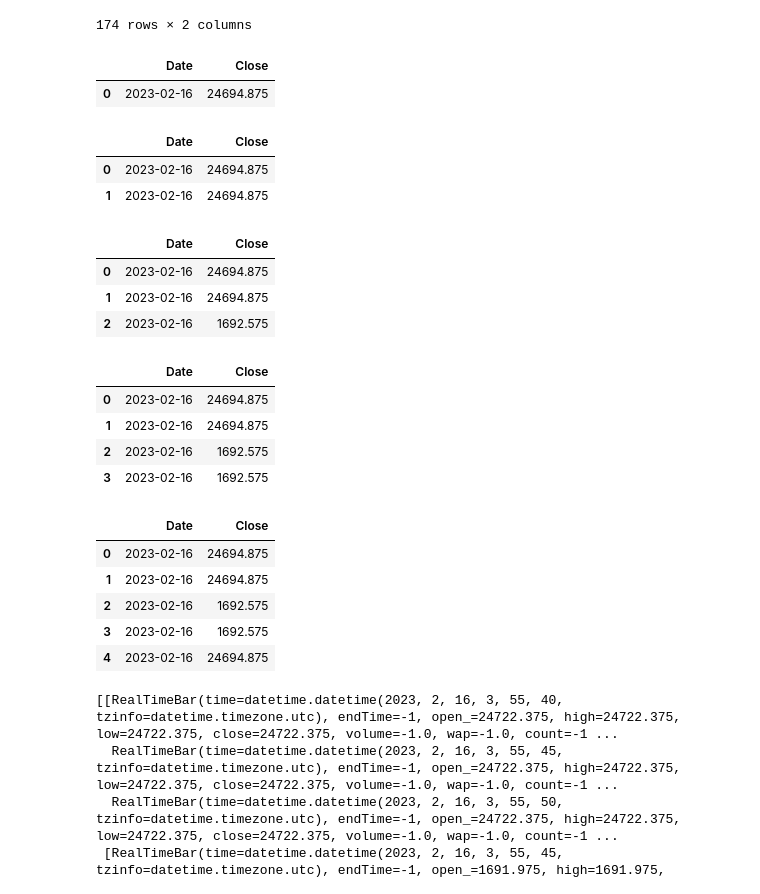
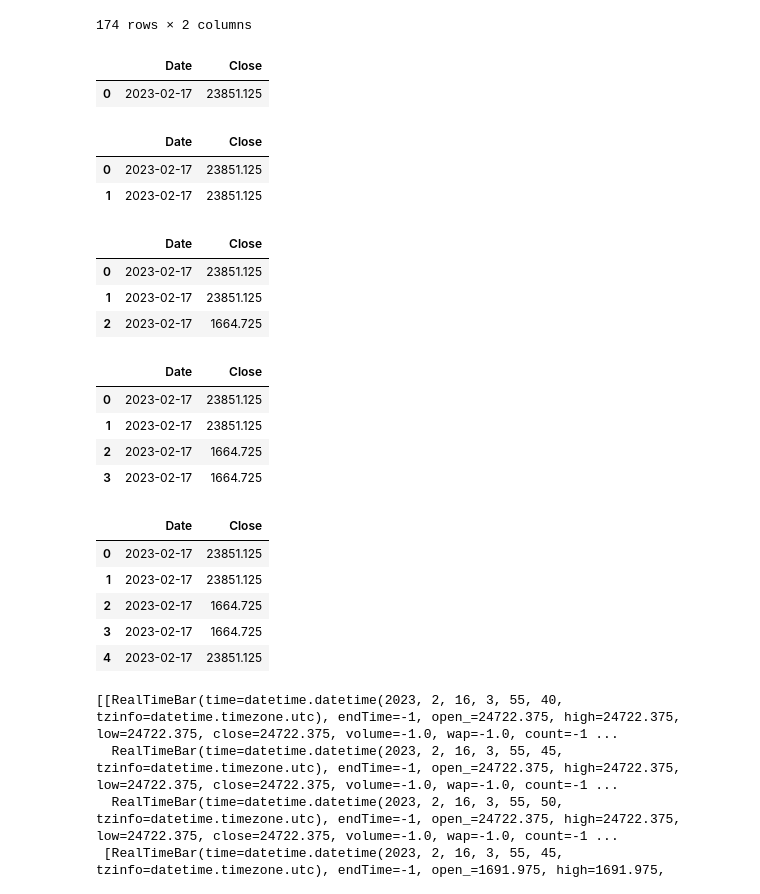
Before and after one commit to SonnyK33/btcalgo, a Jupyter notebook: Algo_MultAssets.ipynb, the cells around one changed output. Cells and saved outputs as stored; diff of their text form; code cells hidden in the pictures.

```diff
--- a/Algo_MultAssets.ipynb
+++ b/Algo_MultAssets.ipynb
@@ -158,43 +162,43 @@ class RealTimeData():
 # %%
 contract1 = Crypto('BTC', exchange='PAXOS', currency='USD')
 contract2 = Crypto('ETH', exchange='PAXOS', currency='USD')
 contracts = [contract1, contract2]
 ib = IB()
-ib.connect('127.0.0.1', 7497, 7)
+ib.connect('127.0.0.1', 7497, 27)
 
 data = RealTimeData()
 data.getDataFrame()
 bar_list=[]
 for contract in contracts:
     bars = ib.reqRealTimeBars(contract=contract,barSize=5,whatToShow='MIDPOINT',useRTH=False)
 #     bars.updateEvent += data.onBarUpdate
     bars.updateEvent += data.addDataDF
     ib.sleep(5)
 #     bar_list.append(bars)
 #     ib.cancelRealTimeBars(bars)
 #     df = MovingAverage(data.df, 5, 10)
 ib.disconnect()
 # %% [output]
 |  | Date | Close |
-| 0 | 2023-02-16 | 24694.875 |
+| 0 | 2023-02-17 | 23851.125 |
 |  | Date | Close |
-| 0 | 2023-02-16 | 24694.875 |
-| 1 | 2023-02-16 | 24694.875 |
+| 0 | 2023-02-17 | 23851.125 |
+| 1 | 2023-02-17 | 23851.125 |
 |  | Date | Close |
-| 0 | 2023-02-16 | 24694.875 |
-| 1 | 2023-02-16 | 24694.875 |
-| 2 | 2023-02-16 | 1692.575 |
+| 0 | 2023-02-17 | 23851.125 |
+| 1 | 2023-02-17 | 23851.125 |
+| 2 | 2023-02-17 | 1664.725 |
 |  | Date | Close |
-| 0 | 2023-02-16 | 24694.875 |
-| 1 | 2023-02-16 | 24694.875 |
-| 2 | 2023-02-16 | 1692.575 |
-| 3 | 2023-02-16 | 1692.575 |
+| 0 | 2023-02-17 | 23851.125 |
+| 1 | 2023-02-17 | 23851.125 |
+| 2 | 2023-02-17 | 1664.725 |
+| 3 | 2023-02-17 | 1664.725 |
 |  | Date | Close |
-| 0 | 2023-02-16 | 24694.875 |
-| 1 | 2023-02-16 | 24694.875 |
-| 2 | 2023-02-16 | 1692.575 |
-| 3 | 2023-02-16 | 1692.575 |
-| 4 | 2023-02-16 | 24694.875 |
+| 0 | 2023-02-17 | 23851.125 |
+| 1 | 2023-02-17 | 23851.125 |
+| 2 | 2023-02-17 | 1664.725 |
+| 3 | 2023-02-17 | 1664.725 |
+| 4 | 2023-02-17 | 23851.125 |
 # %%
 bar_list
 # %% [output]
```
Also changed, not shown: parts of 18 cells of this notebook.
